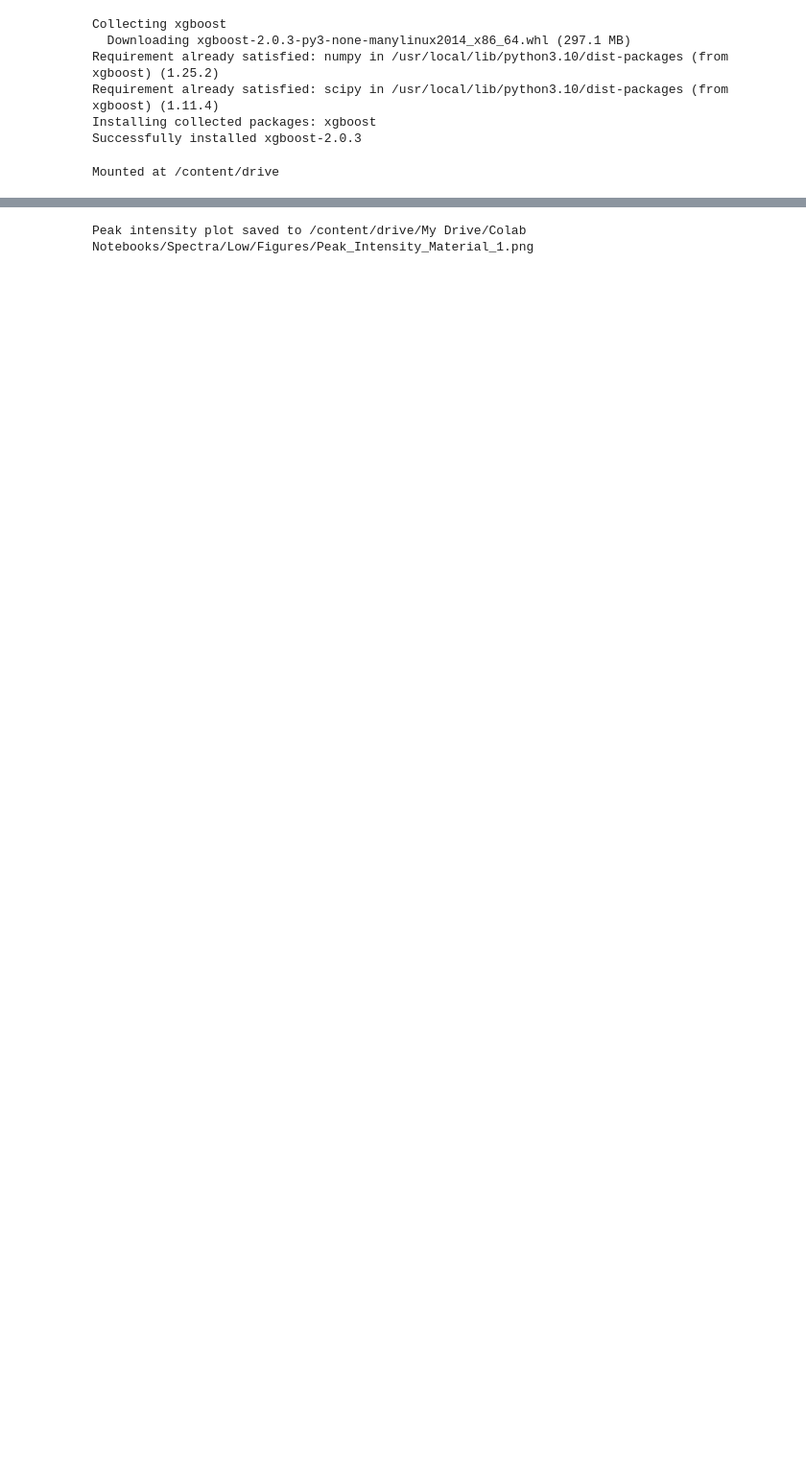
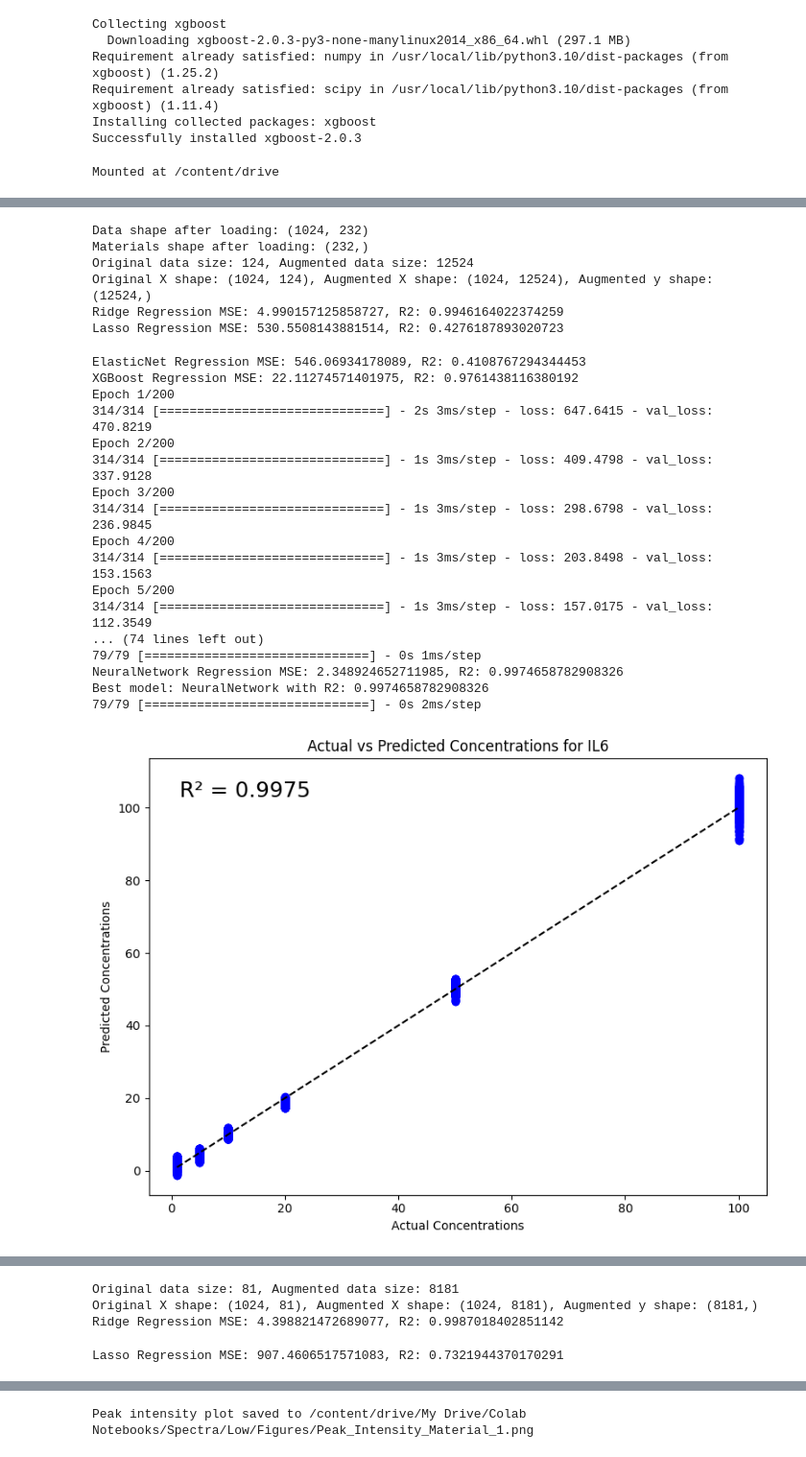
Before and after one commit to delte1821/ML-SERS, a Jupyter notebook: ML_SERS_v2_1.ipynb, the cells around one changed output, grey strips where cells are left out. Shown at 96% size. Saved outputs shown, nothing was run; the diff lists cells and outputs as text; code cells hidden in the pictures; blank space fills up the shorter version.

```diff
--- a/ML_SERS_v2_1.ipynb
+++ b/ML_SERS_v2_1.ipynb
@@ -130,6 +156,9 @@ def train_nn_regression(X_train, y_train, X_val, y_val, epochs=100, batch_size=3
     r2 = r2_score(y_val, y_pred)
     return model, mse, r2, history
 # %%
+import xgboost as xgb
+from sklearn.linear_model import Ridge, Lasso, ElasticNet
+
 def train_and_validate(data, materials, concentrations, material_types, display=True, figure_path=None, epochs=200, batch_size=128, num_augmented_samples=100, use_early_stopping=True):
     results = {}
     fig_counter = 1
@@ -137,18 +166,19 @@ def train_and_validate(data, materials, concentrations, material_types, display=
     for mat_type in material_types:
         X, y = filter_by_material(data, materials, concentrations, mat_type)
 
+        # Data augmentation
+        X_augmented, y_augmented = augment_entire_dataset(X.T, y, num_augmented_samples)
+        X_augmented = X_augmented.T  # Transpose back to original shape
+
         # Check sizes before processing
-        print(f"Original X shape: {X.shape}, Original y shape: {y.shape}")
+        print(f"Original X shape: {X.shape}, Augmented X shape: {X_augmented.shape}, Augmented y shape: {y_augmented.shape}")
 
         # Ensure X and y have consistent length
-        assert X.shape[1] == len(y), "Inconsistent number of samples between data and labels"
+        assert X_augmented.shape[1] == len(y_augmented), "Inconsistent number of samples between data and labels"
 
-        X_train, X_val, y_train, y_val = train_test_split(X.T, y, test_size=0.2, random_state=42)
+        X_train, X_val, y_train, y_val = train_test_split(X_augmented.T, y_augmented, test_size=0.2, random_state=42)
         X_train = X_train.reshape(X_train.shape[0], X_train.shape[1], 1)
         X_val = X_val.reshape(X_val.shape[0], X_val.shape[1], 1)
-
-        # Data augmentation
-        X_train, y_train = augment_data(X_train, y_train, num_augmented_samples)
 
         X_train = preprocess_data(X_train)
         X_val = preprocess_data(X_val)
@@ -407,7 +440,7 @@ original_file_path = os.path.join(file_path, "Combine.xlsx")
 display = True
 epochs = 200
 batch_size = 32
-num_augmented_samples=20
+num_augmented_samples=100
 use_early_stopping = True
 
 # Load and preprocess data
@@ -464,0 +449,36 @@ Best model: XGBoost with R2: 0.8816728042960456
+# %%
+# Set parameters
+validation_size = 0.2  # Adjust validation size if necessary
+n_components = 10  # Number of principal components to use
+
+# Check data dimensions after loading
+print(f"Data shape after loading: {data.shape}")
+print(f"Materials shape after loading: {materials.shape}")
+
+# Run the train_and_validate function
+results_regression = train_and_validate(data, materials, concentrations, material_types, display=display, figure_path=figure_path, epochs=epochs, batch_size=batch_size, num_augmented_samples=num_augmented_samples, use_early_stopping=use_early_stopping)
+# %% [output]
+Data shape after loading: (1024, 232)
+Materials shape after loading: (232,)
+Original data size: 124, Augmented data size: 12524
+Original X shape: (1024, 124), Augmented X shape: (1024, 12524), Augmented y shape: (12524,)
+Ridge Regression MSE: 4.990157125858727, R2: 0.9946164022374259
+Lasso Regression MSE: 530.5508143881514, R2: 0.4276187893020723
+ElasticNet Regression MSE: 546.06934178089, R2: 0.4108767294344453
+XGBoost Regression MSE: 22.11274571401975, R2: 0.9761438116380192
+Epoch 1/200
+314/314 [==============================] - 2s 3ms/step - loss: 647.6415 - val_loss: 470.8219
+Epoch 2/200
+314/314 [==============================] - 1s 3ms/step - loss: 409.4798 - val_loss: 337.9128
+Epoch 3/200
+314/314 [==============================] - 1s 3ms/step - loss: 298.6798 - val_loss: 236.9845
+Epoch 4/200
+314/314 [==============================] - 1s 3ms/step - loss: 203.8498 - val_loss: 153.1563
+Epoch 5/200
+314/314 [==============================] - 1s 3ms/step - loss: 157.0175 - val_loss: 112.3549
+... (74 lines left out)
+79/79 [==============================] - 0s 1ms/step
+NeuralNetwork Regression MSE: 2.348924652711985, R2: 0.9974658782908326
+Best model: NeuralNetwork with R2: 0.9974658782908326
+79/79 [==============================] - 0s 2ms/step
+[figure, added]
@@ -464,0 +486,4 @@ Best model: XGBoost with R2: 0.8816728042960456
+Original data size: 81, Augmented data size: 8181
+Original X shape: (1024, 81), Augmented X shape: (1024, 8181), Augmented y shape: (8181,)
+Ridge Regression MSE: 4.398821472689077, R2: 0.9987018402851142
+Lasso Regression MSE: 907.4606517571083, R2: 0.7321944370170291
```
Also changed, not shown: parts of 6 cells of this notebook.
